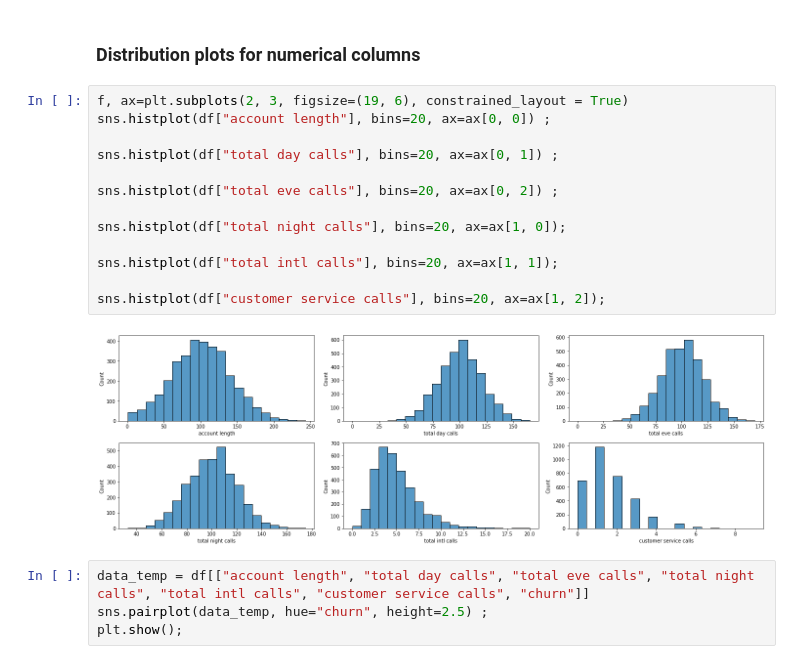
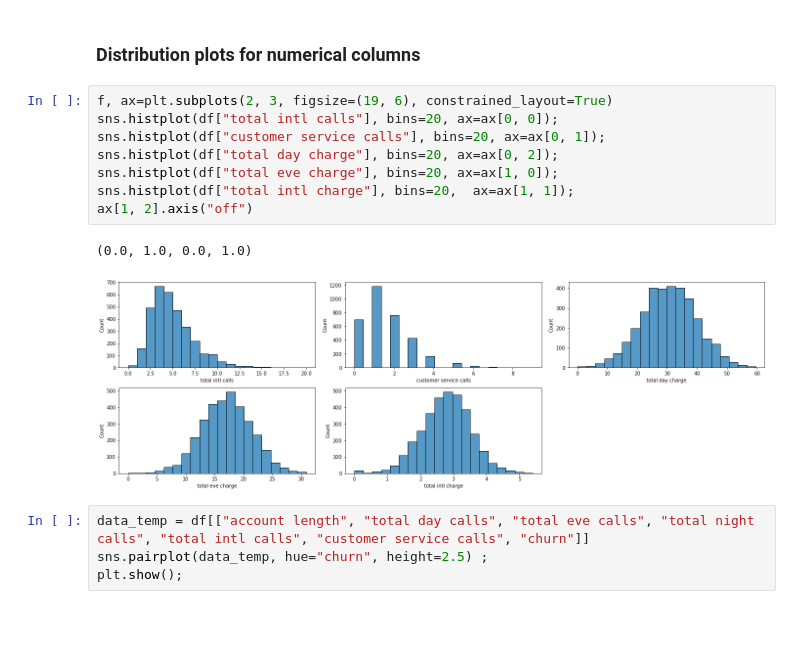
Before and after one commit to SilentWarrior19/Phase-3-Project, a Jupyter notebook: index.ipynb, the cells around one changed output. Saved outputs shown, nothing was run; the diff lists cells and outputs as text; blank space fills up the shorter version.

```diff
--- a/index.ipynb
+++ b/index.ipynb
@@ -232,20 +232,16 @@ Name: churn, dtype: int64
 # %% [markdown]
 ### Distribution plots for numerical columns
 # %%
-f, ax=plt.subplots(2, 3, figsize=(19, 6), constrained_layout = True)
-sns.histplot(df["account length"], bins=20, ax=ax[0, 0]) ;
-
-sns.histplot(df["total day calls"], bins=20, ax=ax[0, 1]) ;
-
-sns.histplot(df["total eve calls"], bins=20, ax=ax[0, 2]) ;
-
-sns.histplot(df["total night calls"], bins=20, ax=ax[1, 0]);
-
-sns.histplot(df["total intl calls"], bins=20, ax=ax[1, 1]);
-
-sns.histplot(df["customer service calls"], bins=20, ax=ax[1, 2]);
+f, ax=plt.subplots(2, 3, figsize=(19, 6), constrained_layout=True)
+sns.histplot(df["total intl calls"], bins=20, ax=ax[0, 0]);
+sns.histplot(df["customer service calls"], bins=20, ax=ax[0, 1]);
+sns.histplot(df["total day charge"], bins=20, ax=ax[0, 2]);
+sns.histplot(df["total eve charge"], bins=20, ax=ax[1, 0]);
+sns.histplot(df["total intl charge"], bins=20,  ax=ax[1, 1]);
+ax[1, 2].axis("off")
 # %% [output]
+(0.0, 1.0, 0.0, 1.0)
-[figure, old version]
+[figure, new version]
 # %%
 data_temp = df[["account length", "total day calls", "total eve calls", "total night calls", "total intl calls", "customer service calls", "churn"]]
 sns.pairplot(data_temp, hue="churn", height=2.5) ;
```
Also changed, not shown: parts of 5 cells of this notebook.
